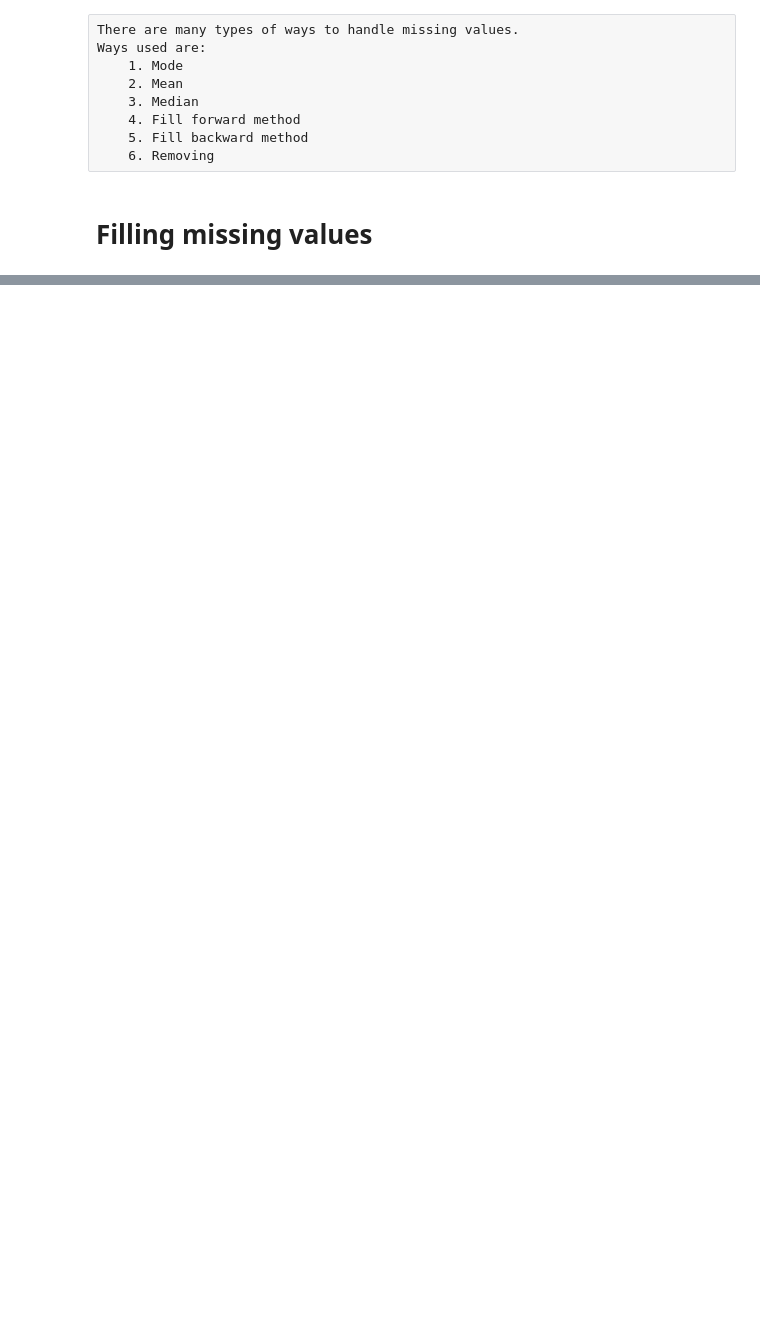
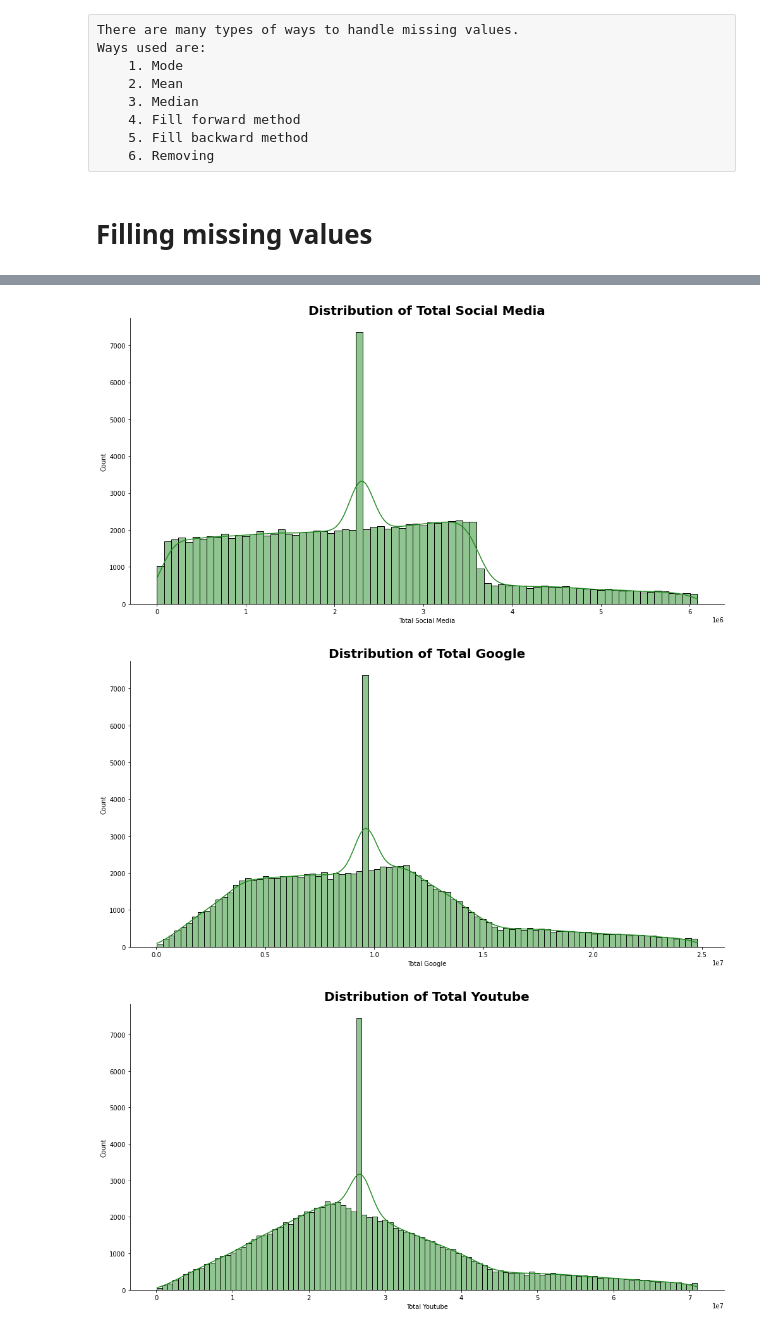
Before and after one commit to Bina-man/Telecom-Data, a Jupyter notebook: notebooks/User Overview analysis (telecom data).ipynb, the cells around one changed output, grey strips where cells are left out. Drawn from its saved outputs; the diff is of its cells as text; code cells hidden in the pictures; blank space fills up the shorter version.

```diff
--- a/notebooks/User Overview analysis (telecom data).ipynb
+++ b/notebooks/User Overview analysis (telecom data).ipynb
@@ -633,0 +319,25 @@ max: 902969616.0
+# %%
+cols_ = {
+    'Total Social Media':'sum',
+    'Total Google': 'sum',
+    'Total Youtube': 'sum',
+    'Total Netflix':'sum',
+    'Total Gaming':'sum',
+    'Total Other':'sum',
+    'Total Email': 'sum',
+    'Total':'sum'
+}
+app_usage = db.copy()
+
+app_usage["Total Google"]    = app_usage["Google DL (Bytes)"] + app_usage["Google UL (Bytes)"]
+app_usage["Total Youtube"]   = app_usage["Youtube DL (Bytes)"] + app_usage["Youtube UL (Bytes)"]
+app_usage["Total Netflix"]   = app_usage["Netflix DL (Bytes)"] + app_usage["Netflix UL (Bytes)"]
+app_usage["Total Email"]     = app_usage["Email DL (Bytes)"] + app_usage["Email UL (Bytes)"]
+app_usage["Total Gaming"]    = app_usage["Gaming DL (Bytes)"] + app_usage["Gaming UL (Bytes)"]
+app_usage["Total Social Media"] = app_usage["Social Media DL (Bytes)"] + app_usage["Social Media UL (Bytes)"]
+app_usage["Total Other"]     = app_usage["Other DL (Bytes)"] + app_usage["Other UL (Bytes)"]
+app_usage["Total Email"]     = app_usage["Email UL (Bytes)"] + app_usage["Email DL (Bytes)"]
+app_usage['Total']           = app_usage['Total UL (Bytes)'] + app_usage['Total DL (Bytes)']
+
+user_behaviour = app_usage.groupby('MSISDN/Number').agg(cols_)
+user_behaviour.info()
@@ -633,0 +360,10 @@ max: 902969616.0
+# %%
+user_behaviour = app_usage.groupby('MSISDN/Number').agg(cols_)
+columns = ['Total Social Media','Total Google','Total Youtube','Total Netflix','Total Gaming', 'Total Other','Total Email','Total' ]
+user_behaviour = fix_outlier(user_behaviour, columns)
+# %%
+plot_hist(user_behaviour, columns,'forestgreen')
+# %% [output]
+[figure, added]
+[figure, added]
+[figure, added]
```
Also changed, not shown: parts of 68 cells of this notebook, 2 other files.
